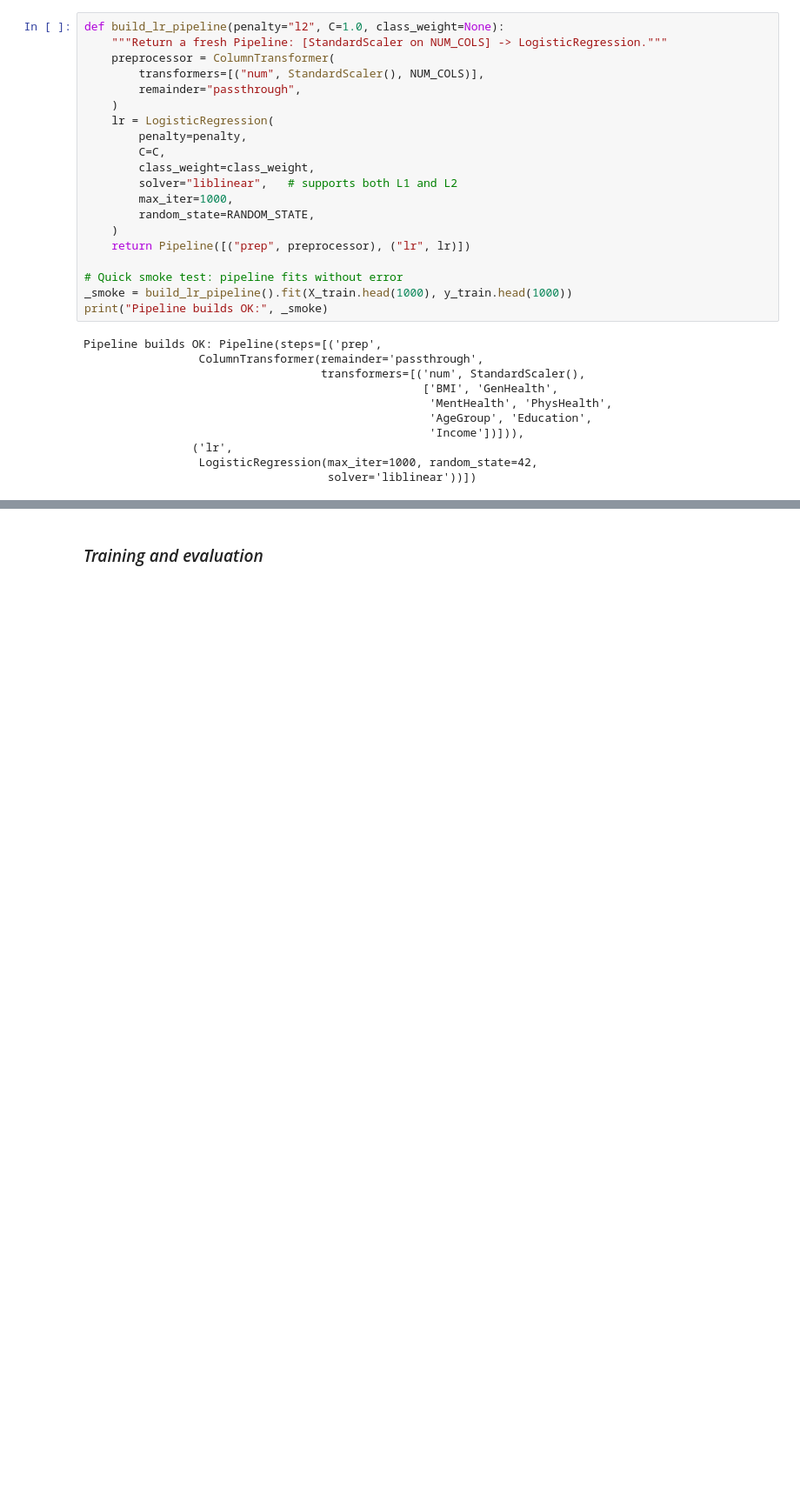
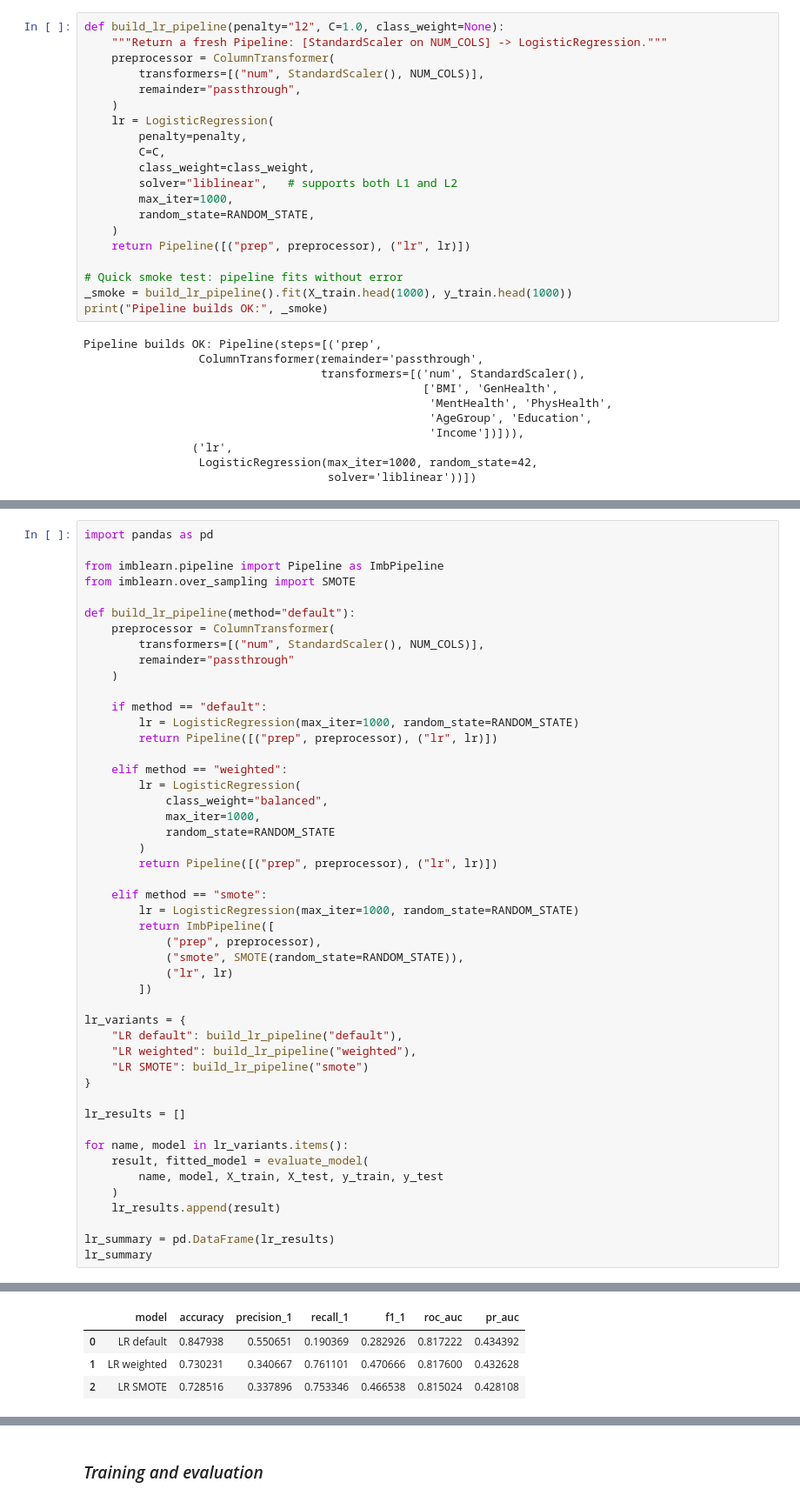
Before and after one commit to LixiJiang/CIS5450Final, a Jupyter notebook: CIS5450_Final_Project.ipynb, the cells around one changed output, grey strips where cells are left out. Shown at 87% size. Drawn from its saved outputs; the diff is of its cells as text; blank space fills up the shorter version.

```diff
--- a/CIS5450_Final_Project.ipynb
+++ b/CIS5450_Final_Project.ipynb
@@ -929,0 +891,49 @@ Test ROC-AUC: 0.8172
+# %%
+import pandas as pd
+
+from imblearn.pipeline import Pipeline as ImbPipeline
+from imblearn.over_sampling import SMOTE
+
+def build_lr_pipeline(method="default"):
+    preprocessor = ColumnTransformer(
+        transformers=[("num", StandardScaler(), NUM_COLS)],
+        remainder="passthrough"
+    )
+
+    if method == "default":
+        lr = LogisticRegression(max_iter=1000, random_state=RANDOM_STATE)
+        return Pipeline([("prep", preprocessor), ("lr", lr)])
+
+    elif method == "weighted":
+        lr = LogisticRegression(
+            class_weight="balanced",
+            max_iter=1000,
+            random_state=RANDOM_STATE
+        )
+        return Pipeline([("prep", preprocessor), ("lr", lr)])
+
+    elif method == "smote":
+        lr = LogisticRegression(max_iter=1000, random_state=RANDOM_STATE)
+        return ImbPipeline([
+            ("prep", preprocessor),
+            ("smote", SMOTE(random_state=RANDOM_STATE)),
+            ("lr", lr)
+        ])
+
+lr_variants = {
+    "LR default": build_lr_pipeline("default"),
+    "LR weighted": build_lr_pipeline("weighted"),
+    "LR SMOTE": build_lr_pipeline("smote")
+}
+
+lr_results = []
+
+for name, model in lr_variants.items():
+    result, fitted_model = evaluate_model(
+        name, model, X_train, X_test, y_train, y_test
+    )
+    lr_results.append(result)
+
+lr_summary = pd.DataFrame(lr_results)
+lr_summary
+# %% [output]
@@ -930,3 +957,7 @@ Test ROC-AUC: 0.8172
+|  | model | accuracy | precision_1 | recall_1 | f1_1 | roc_auc | pr_auc |
+| 0 | LR default | 0.847938 | 0.550651 | 0.190369 | 0.282926 | 0.817222 | 0.434392 |
+| 1 | LR weighted | 0.730231 | 0.340667 | 0.761101 | 0.470666 | 0.817600 | 0.432628 |
+| 2 | LR SMOTE | 0.728516 | 0.337896 | 0.753346 | 0.466538 | 0.815024 | 0.428108 |
 # %% [markdown]
 ## **2.2 Random Forest**
 
```
Also changed, not shown: parts of 18 cells of this notebook.
